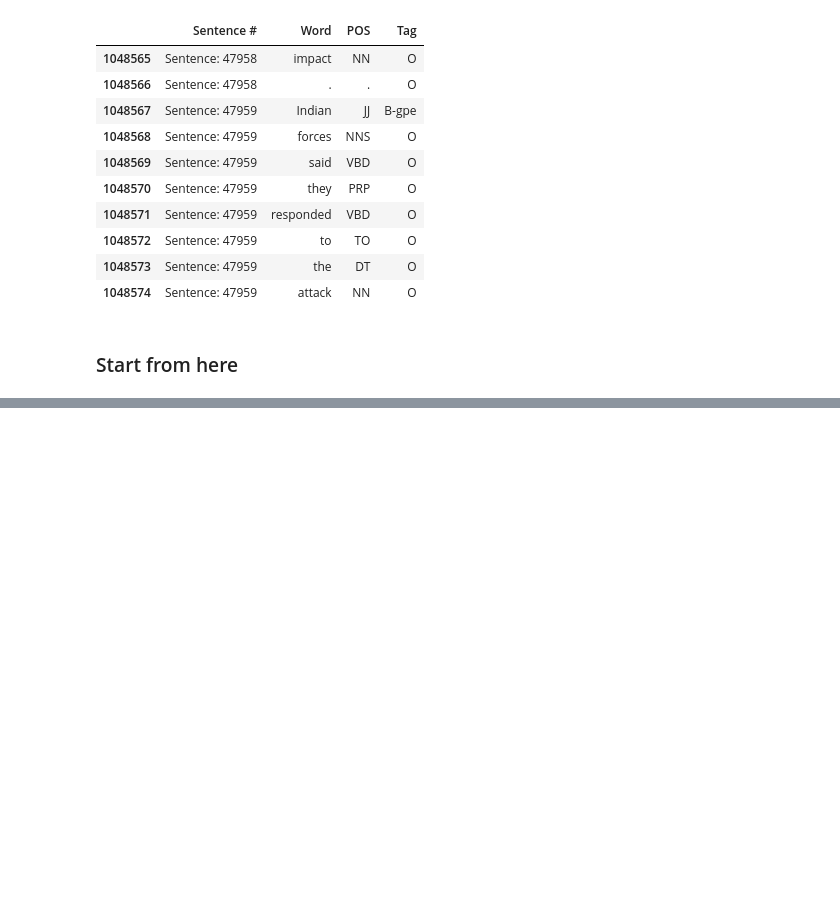
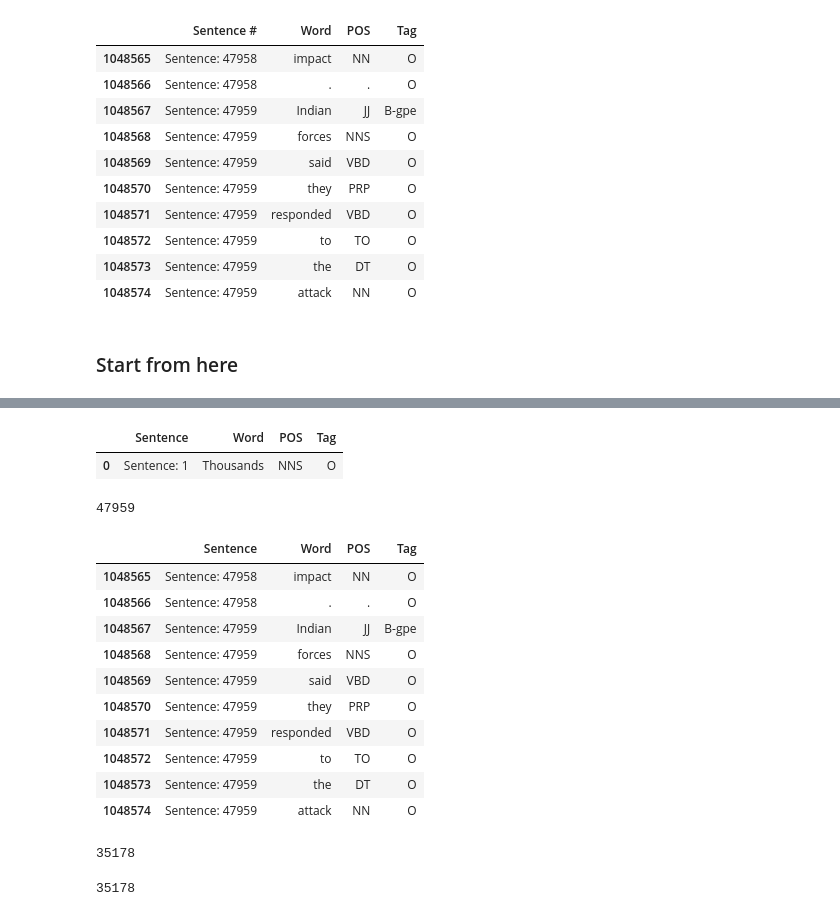
Before and after one commit to kaustav1987/NER-Named-Entity-Recognizer, a Jupyter notebook: Named Entity Recognizer (NER).ipynb, the cells around one changed output, grey strips where cells are left out. Drawn from its saved outputs; the diff is of its cells as text; code cells hidden in the pictures; blank space fills up the shorter version.

```diff
--- a/Named Entity Recognizer (NER).ipynb
+++ b/Named Entity Recognizer (NER).ipynb
@@ -574,0 +611,45 @@ data.tail(10)
+# %%
+data.columns = ['Sentence', 'Word', 'POS', 'Tag']
+data.head(1)
+# %% [output]
+|  | Sentence | Word | POS | Tag |
+| 0 | Sentence: 1 | Thousands | NNS | O |
+# %%
+## I see most of the sentence column values are NULL.
+## But there is something interesting happening here
+## The sentence column is populated for the word where a new line starts
+data['Sentence'].nunique()
+# %% [output]
+47959
+# %%
+## So lets fill the Sentence column
+data.fillna(method="ffill", inplace = True)
+# %%
+## This looks good
+data.tail(10)
+# %% [output]
+|  | Sentence | Word | POS | Tag |
+| 1048565 | Sentence: 47958 | impact | NN | O |
+| 1048566 | Sentence: 47958 | . | . | O |
+| 1048567 | Sentence: 47959 | Indian | JJ | B-gpe |
+| 1048568 | Sentence: 47959 | forces | NNS | O |
+| 1048569 | Sentence: 47959 | said | VBD | O |
+| 1048570 | Sentence: 47959 | they | PRP | O |
+| 1048571 | Sentence: 47959 | responded | VBD | O |
+| 1048572 | Sentence: 47959 | to | TO | O |
+| 1048573 | Sentence: 47959 | the | DT | O |
+| 1048574 | Sentence: 47959 | attack | NN | O |
+# %%
+## How many words are there in my dictionary
+
+data['Word'].nunique()
+# %% [output]
+35178
+# %%
+##list(set(data["Word"].values)) 1 way of doing it
+words = data['Word'].unique().tolist()
+len(words)
+
+## So we have 47959 lines of data with 35178 words in it
+# %% [output]
+35178
```
Also changed, not shown: parts of 38 cells of this notebook.
